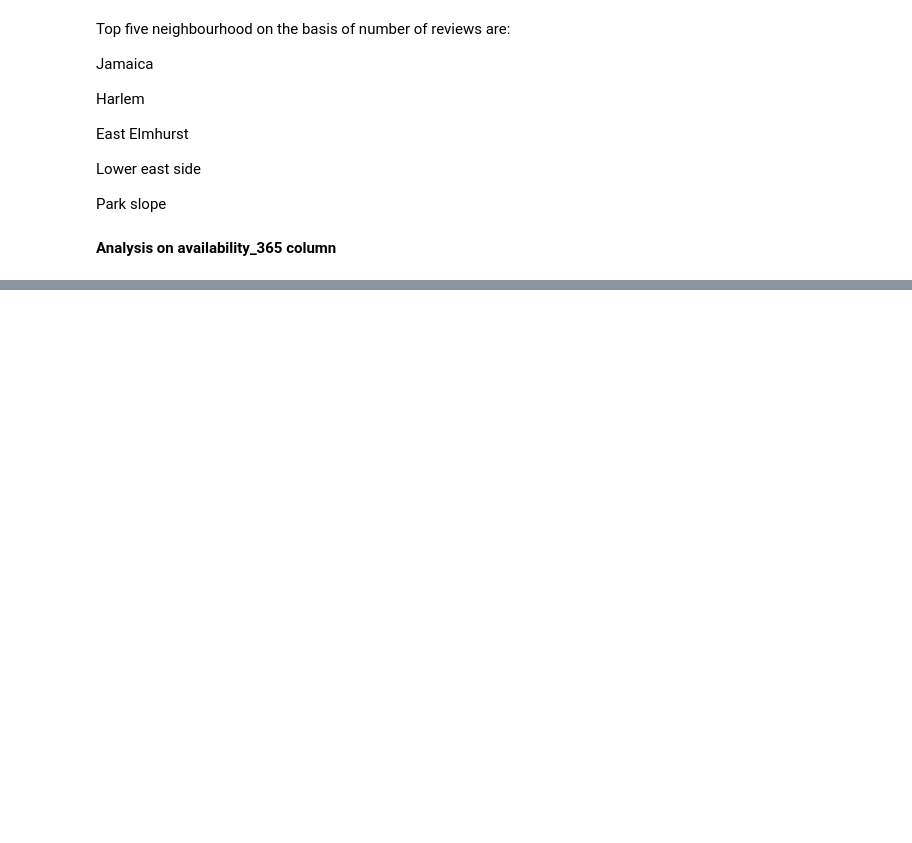
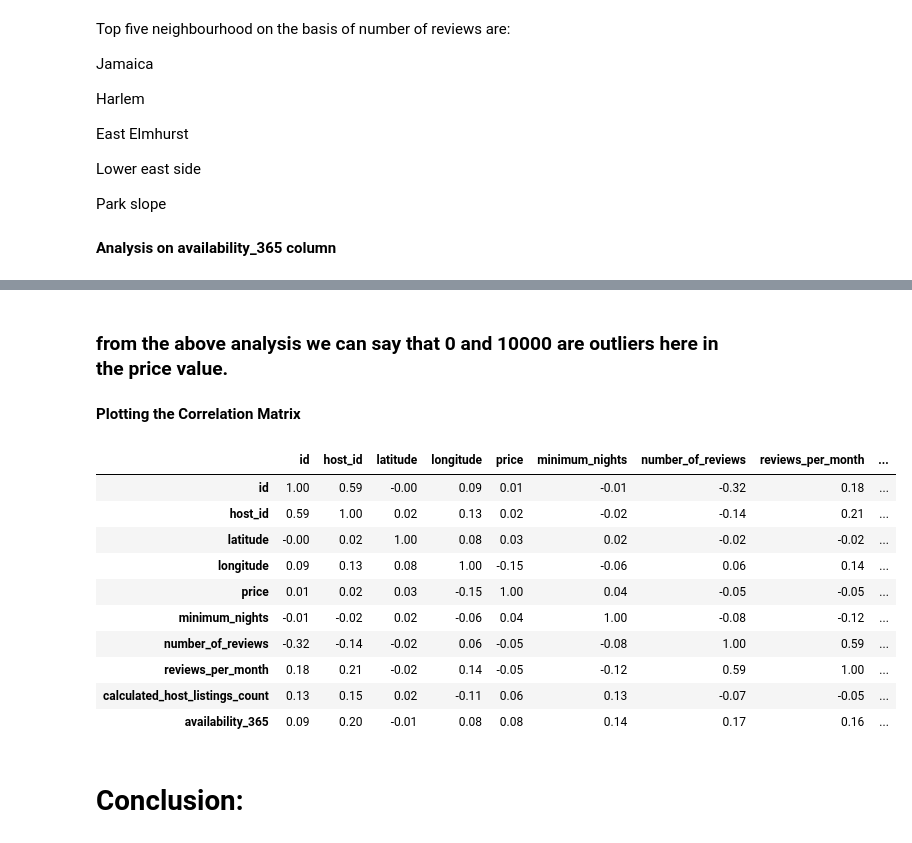
Before and after one commit to Asohail115/Airbnb-Booking_Analysis, a Jupyter notebook: Airbnb_Bookings_Analysis_Capstone_Project.ipynb, the cells around one changed output, grey strips where cells are left out. Saved outputs shown, nothing was run; the diff lists cells and outputs as text; code cells hidden in the pictures; blank space fills up the shorter version.

```diff
--- a/Airbnb_Bookings_Analysis_Capstone_Project.ipynb
+++ b/Airbnb_Bookings_Analysis_Capstone_Project.ipynb
@@ -394,0 +474,22 @@ Park slope
+# %% [markdown]
+### from the above analysis we can say that 0 and 10000 are outliers here in the price value.
+# %% [markdown]
+**Plotting the Correlation Matrix**
+# %%
+corr = df.corr()
+# corr.style.background_gradient(cmap='coolwarm')
+corr.style.background_gradient(cmap='coolwarm').set_precision(2)
+# %% [output]
+|  | id | host_id | latitude | longitude | price | minimum_nights | number_of_reviews | reviews_per_month | ... |
+| id | 1.00 | 0.59 | -0.00 | 0.09 | 0.01 | -0.01 | -0.32 | 0.18 | ... |
+| host_id | 0.59 | 1.00 | 0.02 | 0.13 | 0.02 | -0.02 | -0.14 | 0.21 | ... |
+| latitude | -0.00 | 0.02 | 1.00 | 0.08 | 0.03 | 0.02 | -0.02 | -0.02 | ... |
+| longitude | 0.09 | 0.13 | 0.08 | 1.00 | -0.15 | -0.06 | 0.06 | 0.14 | ... |
+| price | 0.01 | 0.02 | 0.03 | -0.15 | 1.00 | 0.04 | -0.05 | -0.05 | ... |
+| minimum_nights | -0.01 | -0.02 | 0.02 | -0.06 | 0.04 | 1.00 | -0.08 | -0.12 | ... |
+| number_of_reviews | -0.32 | -0.14 | -0.02 | 0.06 | -0.05 | -0.08 | 1.00 | 0.59 | ... |
+| reviews_per_month | 0.18 | 0.21 | -0.02 | 0.14 | -0.05 | -0.12 | 0.59 | 1.00 | ... |
+| calculated_host_listings_count | 0.13 | 0.15 | 0.02 | -0.11 | 0.06 | 0.13 | -0.07 | -0.05 | ... |
+| availability_365 | 0.09 | 0.20 | -0.01 | 0.08 | 0.08 | 0.14 | 0.17 | 0.16 | ... |
+# %% [markdown]
+# Conclusion:
```
Also changed, not shown: parts of 14 cells of this notebook.
